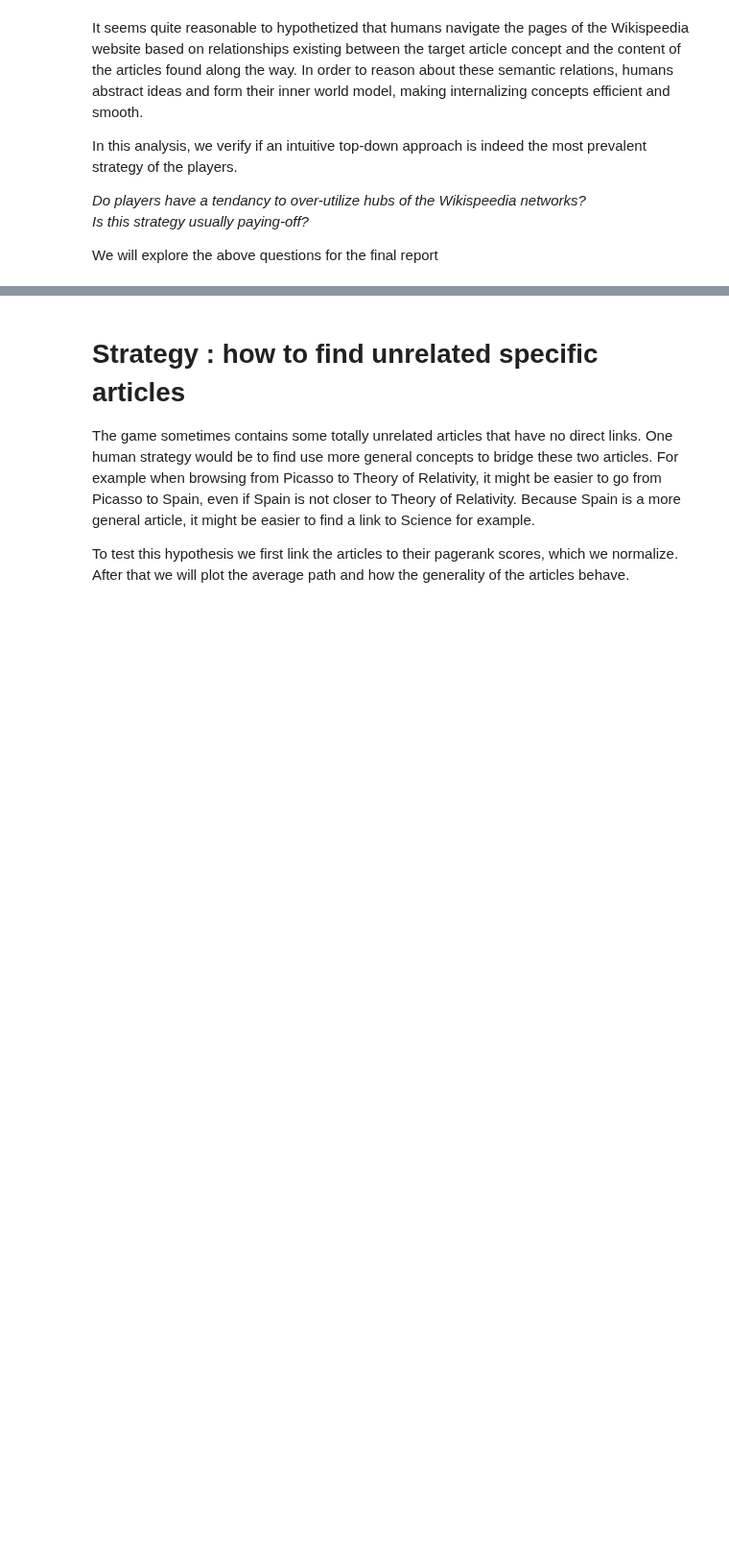
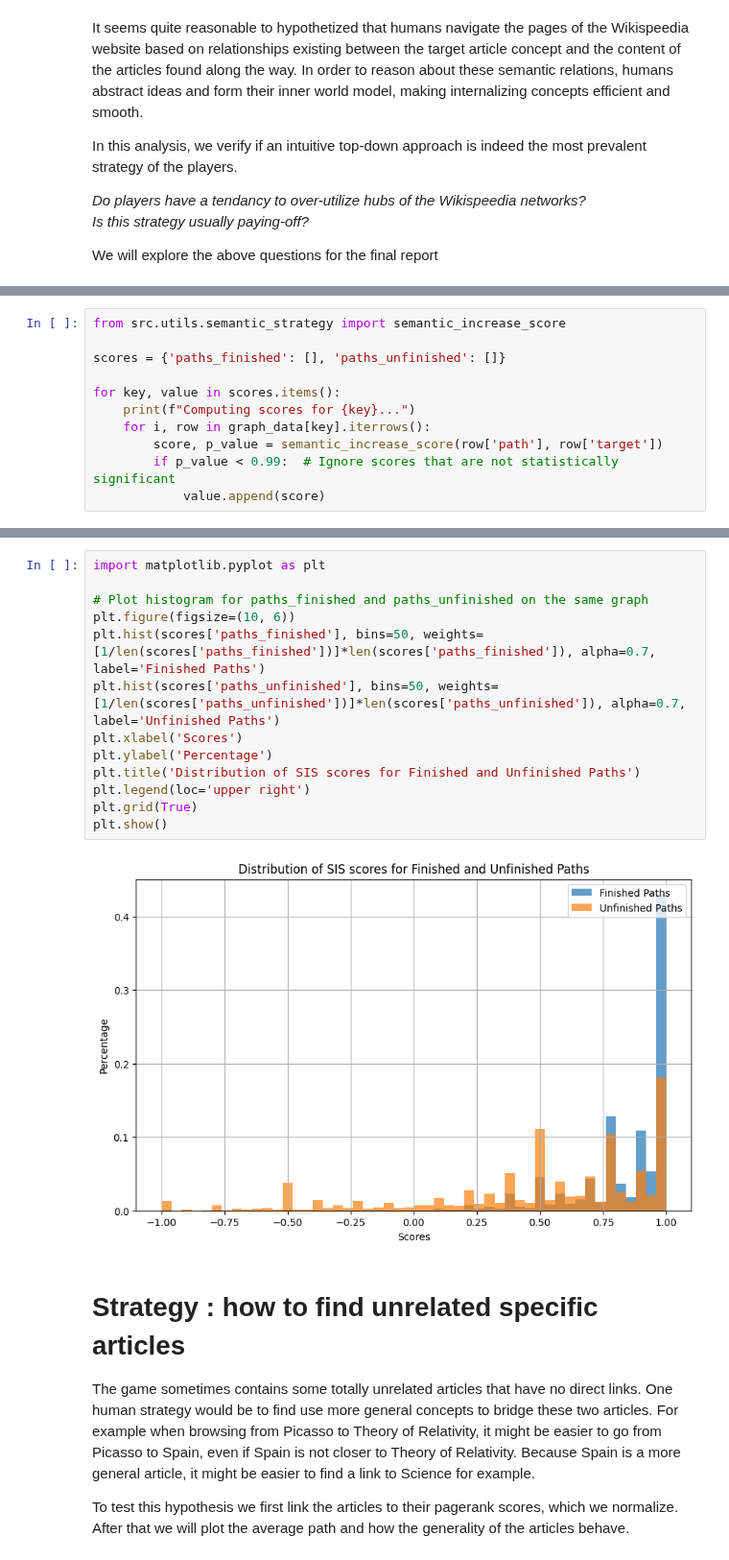
Before and after one commit to epfl-ada/ada-2024-project-5pack, a Jupyter notebook: results.ipynb, the cells around one changed output, grey strips where cells are left out. Shown at 96% size. Cells and saved outputs as stored; diff of their text form; blank space fills up the shorter version.

Commit message:
Add plot for strategy_semantic

```diff
--- a/results.ipynb
+++ b/results.ipynb
@@ -605,0 +624,11 @@ We will explore the above questions for the final report
+# %%
+from src.utils.semantic_strategy import semantic_increase_score
+
+scores = {'paths_finished': [], 'paths_unfinished': []}
+
+for key, value in scores.items():
+    print(f"Computing scores for {key}...")
+    for i, row in graph_data[key].iterrows():
+        score, p_value = semantic_increase_score(row['path'], row['target'])
+        if p_value < 0.99:  # Ignore scores that are not statistically significant
+            value.append(score)
@@ -606,3 +648,18 @@ We will explore the above questions for the final report
+# %%
+import matplotlib.pyplot as plt
+
+# Plot histogram for paths_finished and paths_unfinished on the same graph
+plt.figure(figsize=(10, 6))
+plt.hist(scores['paths_finished'], bins=50, weights=[1/len(scores['paths_finished'])]*len(scores['paths_finished']), alpha=0.7, label='Finished Paths')
+plt.hist(scores['paths_unfinished'], bins=50, weights=[1/len(scores['paths_unfinished'])]*len(scores['paths_unfinished']), alpha=0.7, label='Unfinished Paths')
+plt.xlabel('Scores')
+plt.ylabel('Percentage')
+plt.title('Distribution of SIS scores for Finished and Unfinished Paths')
+plt.legend(loc='upper right')
+plt.grid(True)
+plt.show()
+# %% [output]
+[figure, added]
 # %% [markdown]
 # Strategy : how to find unrelated specific articles
 
```
Also changed, not shown: parts of 6 cells of this notebook, 2 other files.
